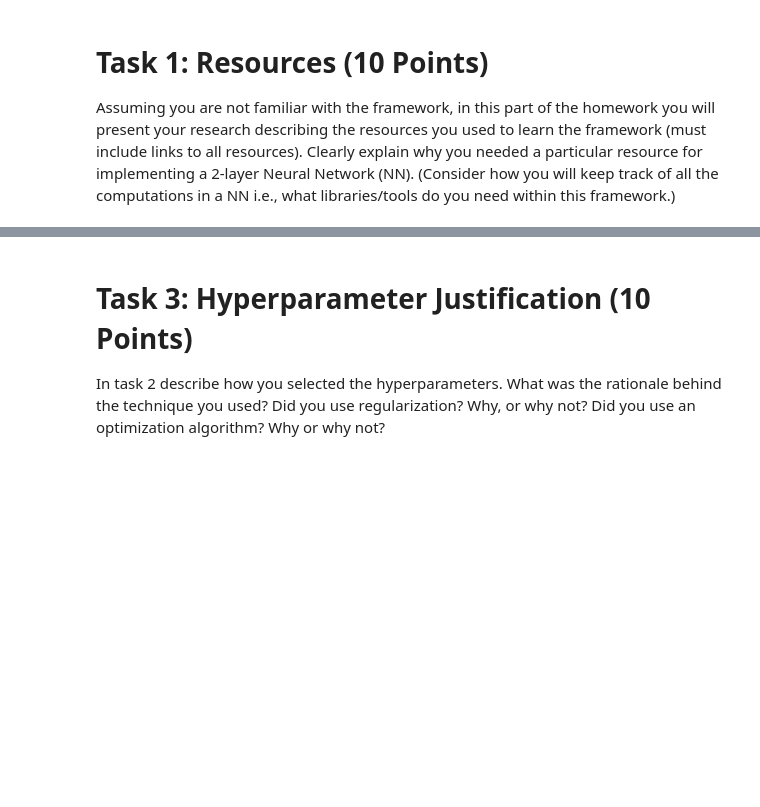
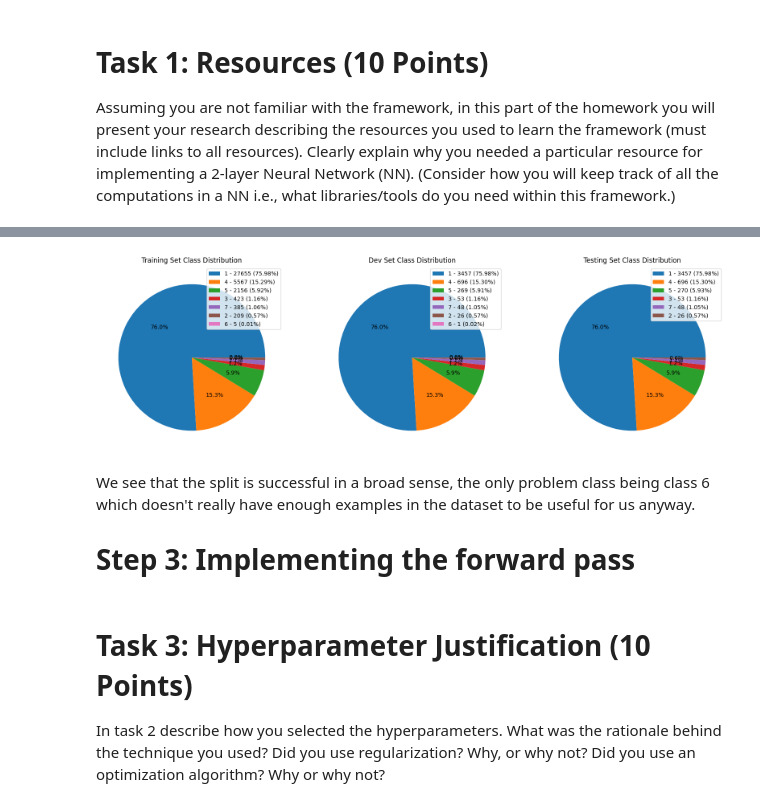
Before and after one commit to James-Oswald/CSCI-6962-Projects-in-ML-AI, a Jupyter notebook: hw3/hw3.ipynb, the cells around one changed output, grey strips where cells are left out. Drawn from its saved outputs; the diff is of its cells as text; code cells hidden in the pictures; blank space fills up the shorter version.

Commit message:
Steps 1 and 2

```diff
--- a/hw3/hw3.ipynb
+++ b/hw3/hw3.ipynb
@@ -26,0 +74,35 @@ decrease the number of layers as part of the hyperparameter tuning process.
+# %%
+import math
+import numpy as np
+from sklearn.model_selection import train_test_split
+
+training_percent = 0.8
+testing_percent = 0.1
+assert(0 < training_percent+testing_percent <= 1)
+remainder_size = math.floor((training_percent+testing_percent) * data.shape[0])
+testing_size = math.floor(testing_percent * data.shape[0])
+
+x_dev, x_remainder, y_dev, y_remainder = train_test_split(data[feature_names], data["y"], test_size=remainder_size, stratify=data["y"])
+x_train, x_test, y_train, y_test = train_test_split(x_remainder, y_remainder, test_size=testing_size, stratify=y_remainder)
+
+#demonstrate our datasets have the same class distributions
+fig, ax = plt.subplots(ncols=3, figsize=(20,8))
+
+def pie_chart(axis_index, name, labels):
+    unique_labels = np.transpose(np.unique(labels, return_counts=True))
+    sorted_labels = np.transpose(unique_labels[unique_labels[:, 1].argsort()[::-1]])
+    ax[axis_index].set_title(name + " Set Class Distribution")
+    slices, texts, _ = ax[axis_index].pie(sorted_labels[1]);
+
+    pie_labels = [str(i) + " - {} ({:.2f}%)".format(j , 100*float(j/len(labels))) for i, j in  zip(sorted_labels[0], sorted_labels[1])]
+    ax[axis_index].legend(slices, pie_labels)
+
+pie_chart(0, "Training", y_train)
+pie_chart(1, "Dev", y_dev)
+pie_chart(2, "Testing", y_test)
+# %% [output]
+[figure, added]
+# %% [markdown]
+We see that the split is successful in a broad sense, the only problem class being class 6 which doesn't really have enough examples in the dataset to be useful for us anyway.
+
+# Step 3: Implementing the forward pass
```
Also changed, not shown: parts of 5 cells of this notebook, 7 other files.
